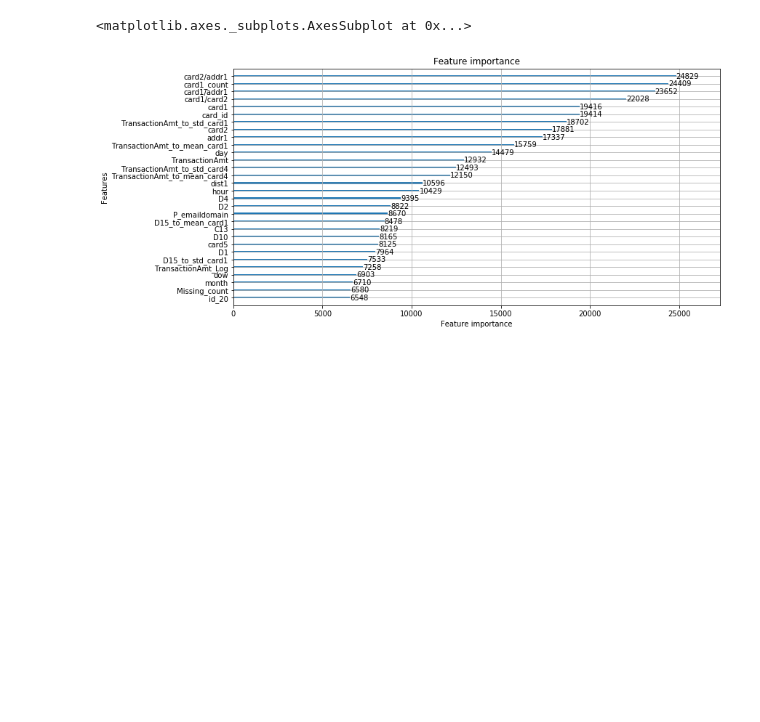
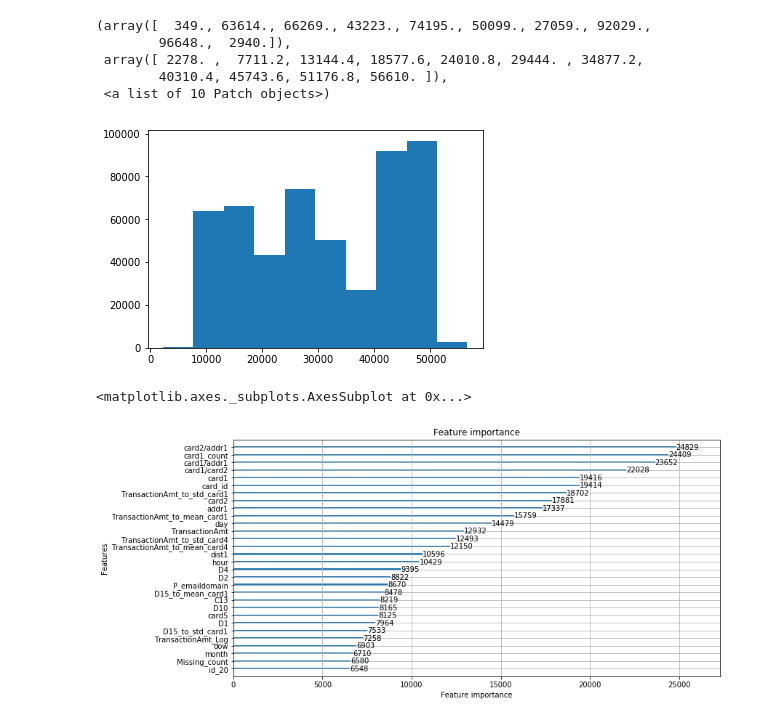
Before and after one commit to zakopuro/kaggle_IEEE_fraud_Detection, a Jupyter notebook: notebook/EDA.ipynb, the cells around one changed output. Cells and saved outputs as stored; diff of their text form; code cells hidden in the pictures; blank space fills up the shorter version.

```diff
--- a/notebook/EDA.ipynb
+++ b/notebook/EDA.ipynb
@@ -23,6 +28,16 @@ df_train.head()
 | 2987002 | 0 | 86469 | 59.0 | W | 4663 | 490.0 | 150.0 | visa | 166.0 | ... |
 | 2987003 | 0 | 86499 | 50.0 | W | 18132 | 567.0 | 150.0 | mastercard | 117.0 | ... |
 | 2987004 | 0 | 86506 | 50.0 | H | 4497 | 514.0 | 150.0 | mastercard | 102.0 | ... |
+# %%
+x = df_train['card2'] * df_train['addr2']
+plt.hist(x)
+# %% [output]
+(array([  349., 63614., 66269., 43223., 74195., 50099., 27059., 92029.,
+        96648.,  2940.]),
+ array([ 2278. ,  7711.2, 13144.4, 18577.6, 24010.8, 29444. , 34877.2,
+        40310.4, 45743.6, 51176.8, 56610. ]),
+ <a list of 10 Patch objects>)
+[figure, added]
 # %%
 file_name = '/Users/zakopuro/Code/python_code/kaggle/IEEE_Fraud_Detection/model/024_lgb.sav'
 lgb_model = pickle.load(open(file_name,'rb'))
```
Also changed, not shown: parts of 8 cells of this notebook, 10 other files.
